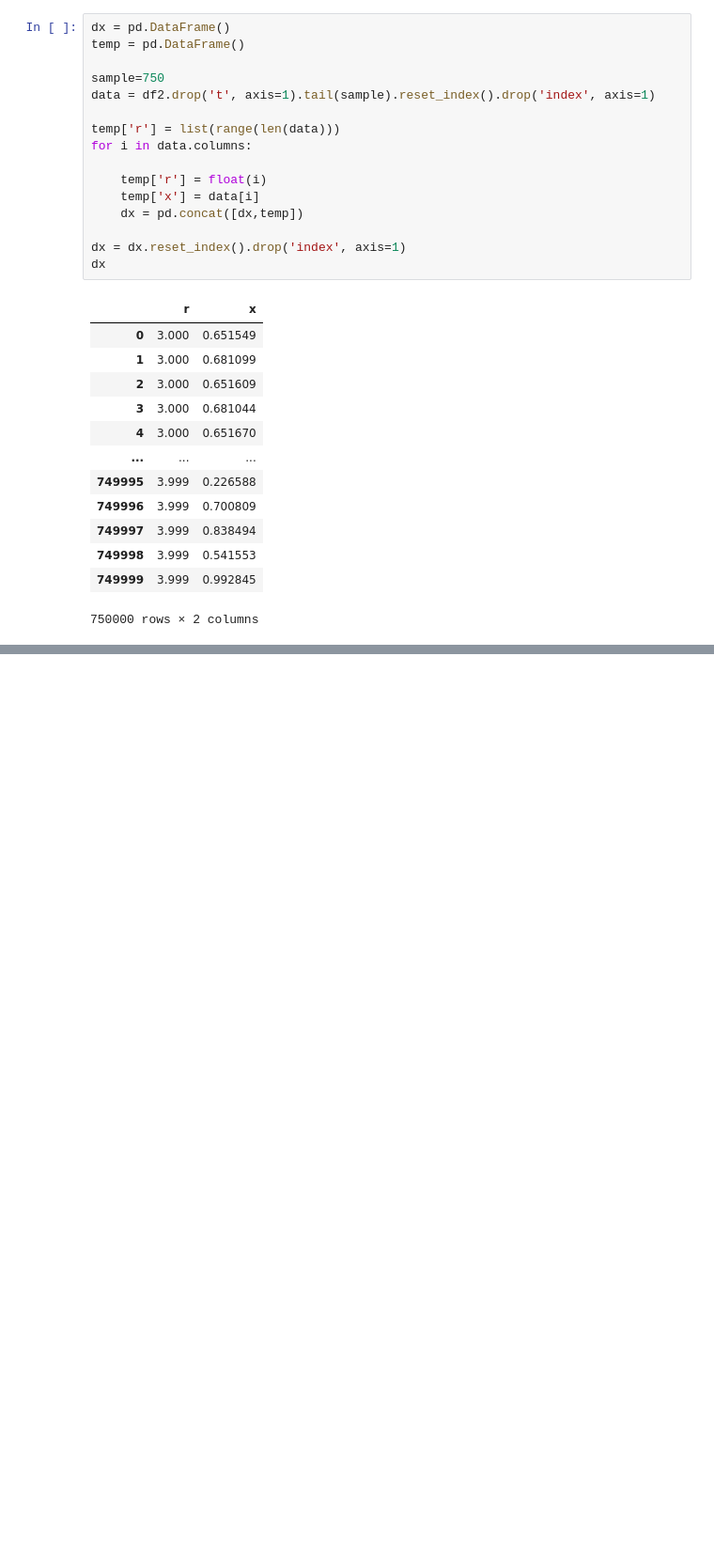
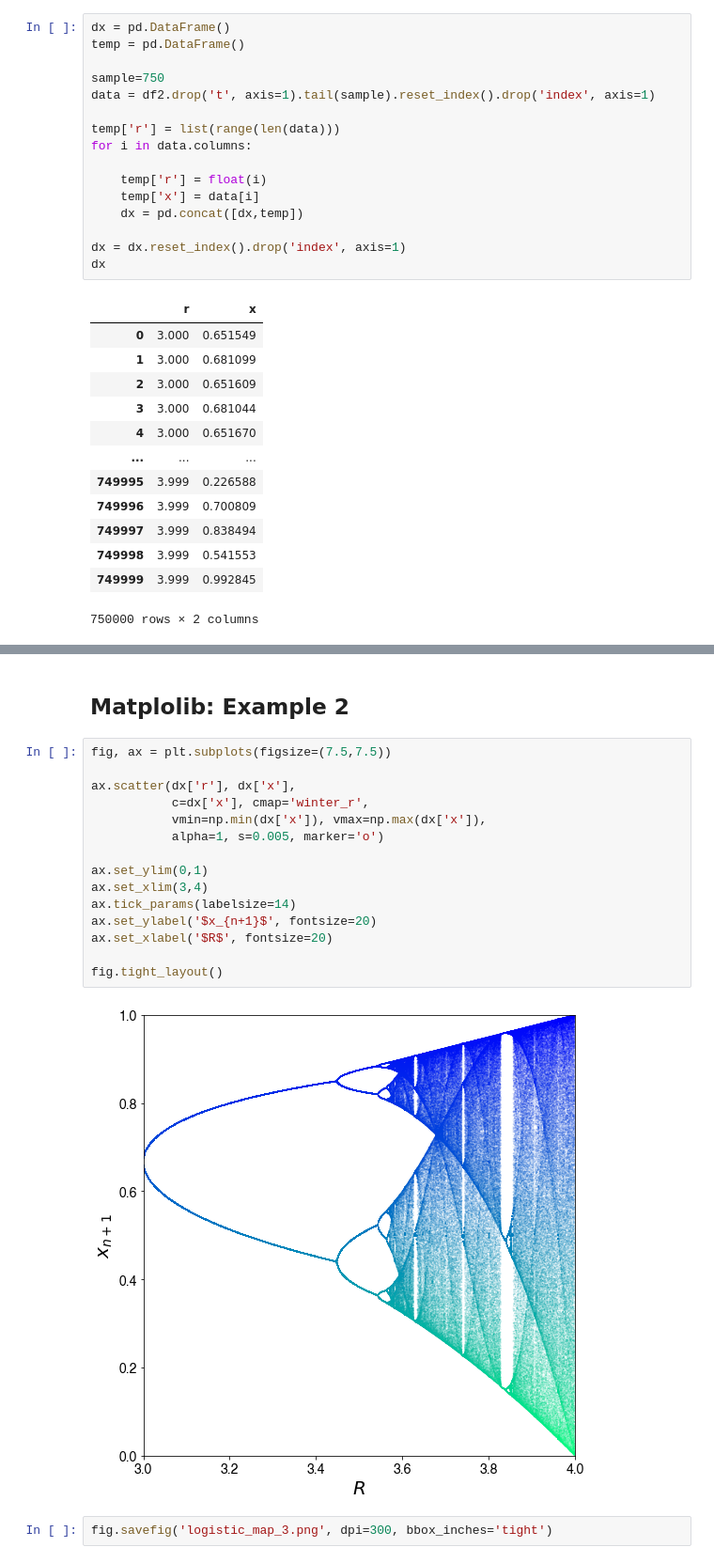
Before and after one commit to jrncarlock/complexity-gallery, a Jupyter notebook: logistic_map/logistic_map_2.ipynb, the cells around one changed output, grey strips where cells are left out. Shown at 94% size. Drawn from its saved outputs; the diff is of its cells as text; blank space fills up the shorter version.

Commit message:
logistic

```diff
--- a/logistic_map/logistic_map_2.ipynb
+++ b/logistic_map/logistic_map_2.ipynb
@@ -113,2 +115,23 @@ ds.utils.export_image(img=img, filename='shade', fmt=".png")
 # %% [output]
 [figure]
+# %% [markdown]
+## Matplolib: Example 2
+# %%
+fig, ax = plt.subplots(figsize=(7.5,7.5))
+
+ax.scatter(dx['r'], dx['x'],
+           c=dx['x'], cmap='winter_r',
+           vmin=np.min(dx['x']), vmax=np.max(dx['x']),
+           alpha=1, s=0.005, marker='o')
+
+ax.set_ylim(0,1)
+ax.set_xlim(3,4)
+ax.tick_params(labelsize=14)
+ax.set_ylabel('$x_{n+1}$', fontsize=20)
+ax.set_xlabel('$R$', fontsize=20)
+
+fig.tight_layout()
+# %% [output]
+[figure, added]
+# %%
+fig.savefig('logistic_map_3.png', dpi=300, bbox_inches='tight')
```
Also changed, not shown: parts of 2 cells of this notebook, 2 other files.
